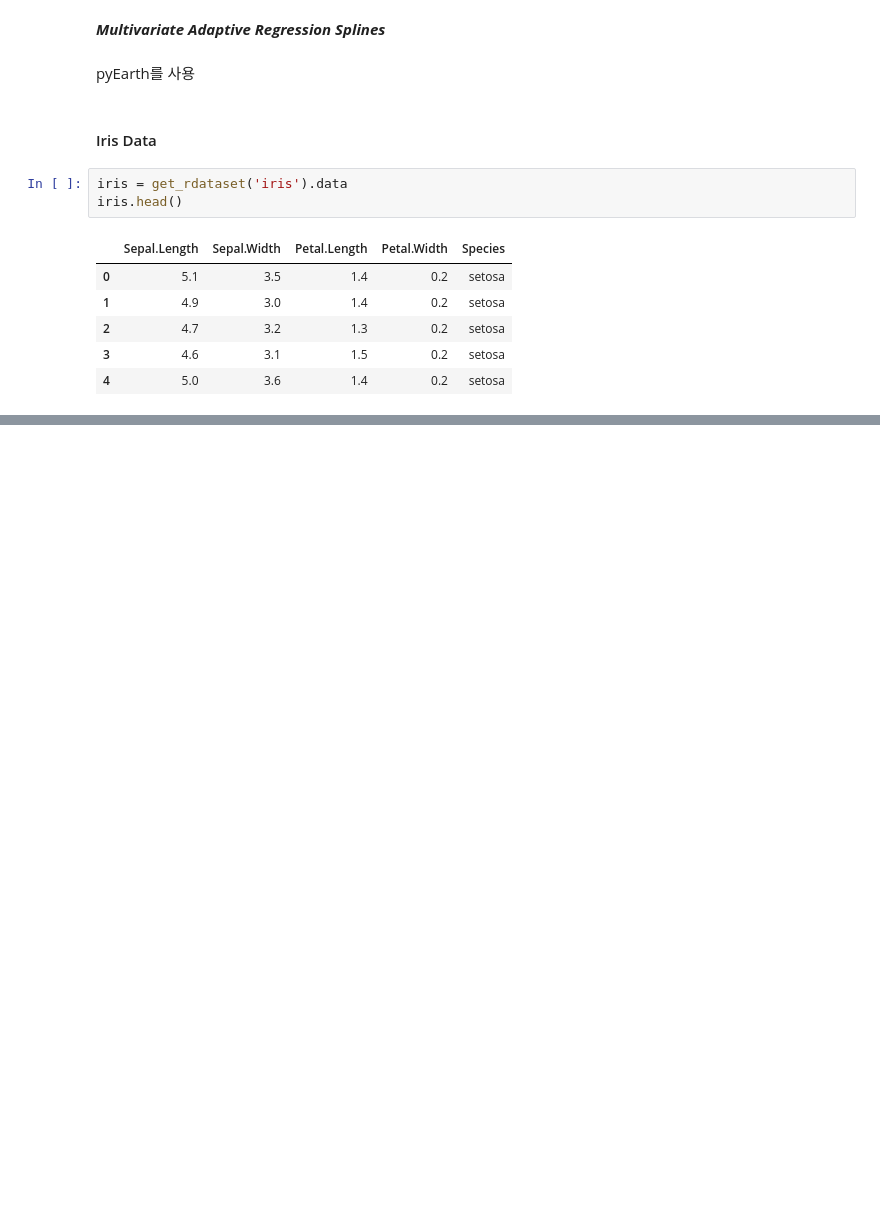
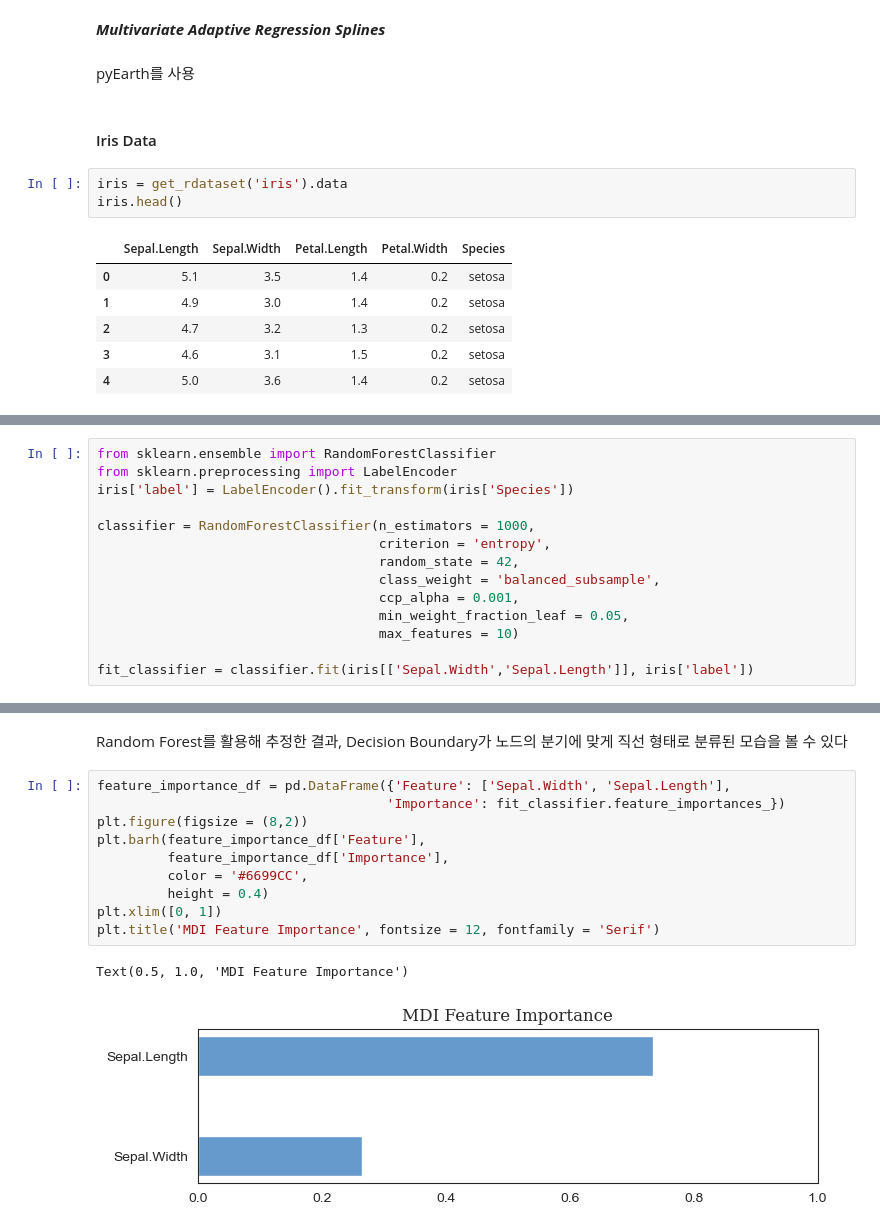
Before and after one commit to Tommylee1013/BusinessAnalytics, a Jupyter notebook: Homeworks/Homework1.ipynb, the cells around one changed output, grey strips where cells are left out. Saved outputs shown, nothing was run; the diff lists cells and outputs as text; blank space fills up the shorter version.

```diff
--- a/Homeworks/Homework1.ipynb
+++ b/Homeworks/Homework1.ipynb
@@ -115,0 +195,14 @@ iris.head()
+# %%
+from sklearn.ensemble import RandomForestClassifier
+from sklearn.preprocessing import LabelEncoder
+iris['label'] = LabelEncoder().fit_transform(iris['Species'])
+
+classifier = RandomForestClassifier(n_estimators = 1000,
+                                    criterion = 'entropy',
+                                    random_state = 42,
+                                    class_weight = 'balanced_subsample',
+                                    ccp_alpha = 0.001,
+                                    min_weight_fraction_leaf = 0.05,
+                                    max_features = 10)
+
+fit_classifier = classifier.fit(iris[['Sepal.Width','Sepal.Length']], iris['label'])
@@ -115,0 +248,15 @@ iris.head()
+# %% [markdown]
+Random Forest를 활용해 추정한 결과, Decision Boundary가 노드의 분기에 맞게 직선 형태로 분류된 모습을 볼 수 있다
+# %%
+feature_importance_df = pd.DataFrame({'Feature': ['Sepal.Width', 'Sepal.Length'],
+                                     'Importance': fit_classifier.feature_importances_})
+plt.figure(figsize = (8,2))
+plt.barh(feature_importance_df['Feature'],
+         feature_importance_df['Importance'],
+         color = '#6699CC',
+         height = 0.4)
+plt.xlim([0, 1])
+plt.title('MDI Feature Importance', fontsize = 12, fontfamily = 'Serif')
+# %% [output]
+Text(0.5, 1.0, 'MDI Feature Importance')
+[figure, added]
```
Also changed, not shown: parts of 15 cells of this notebook, 1 other file.
